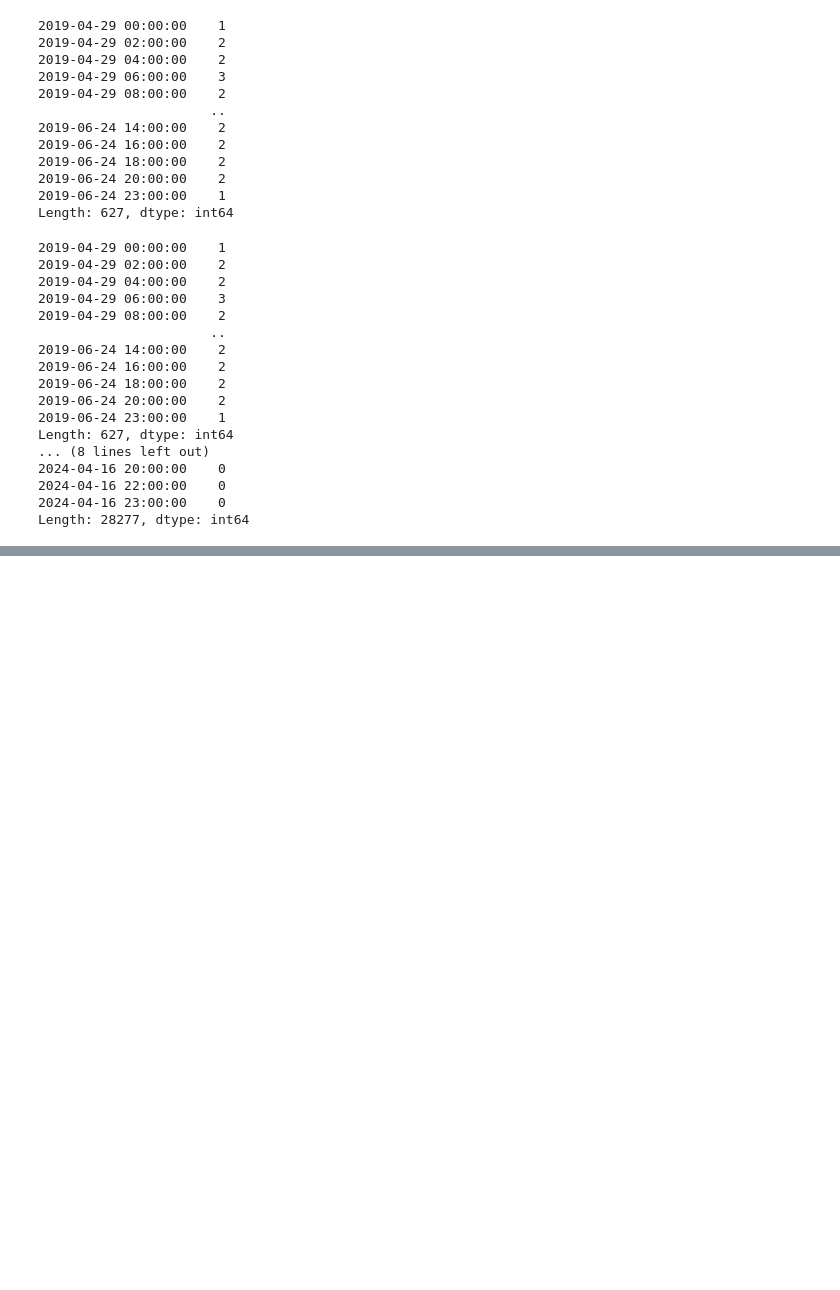
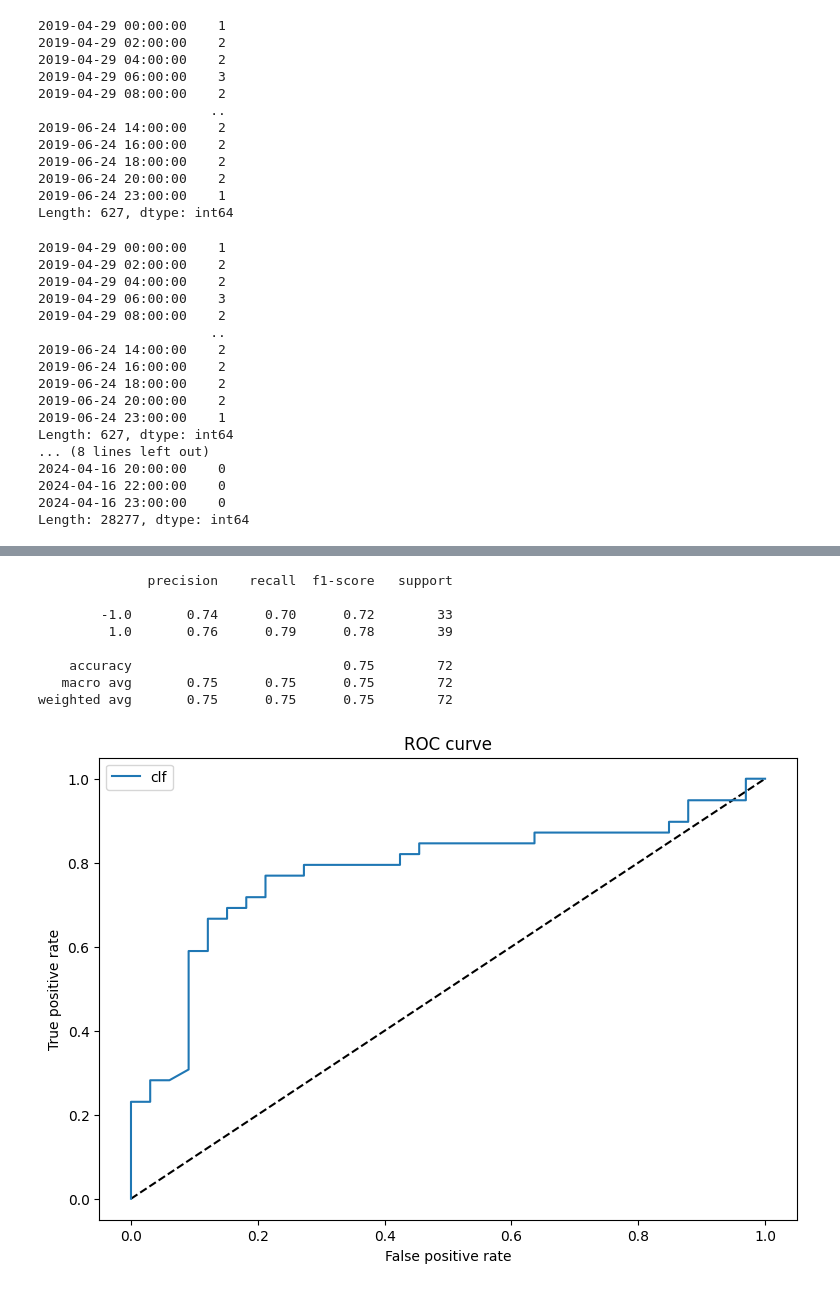
Before and after one commit to Supernova2002/ECE479, a Jupyter notebook: big_project.ipynb, the cells around one changed output, grey strips where cells are left out. Drawn from its saved outputs; the diff is of its cells as text; code cells hidden in the pictures; blank space fills up the shorter version.

Commit message:
couldn't parallelize bootstrap, got some version of prediction working

```diff
--- a/big_project.ipynb
+++ b/big_project.ipynb
@@ -463,0 +392,38 @@ variables initialized
+# %%
+def evaluate(X,y,clf):
+    from sklearn import metrics
+    # The random forest model by itself
+    y_pred_rf = clf.predict_proba(X)[:, 1]
+    y_pred = clf.predict(X)
+    fpr_rf, tpr_rf, _ = metrics.roc_curve(y, y_pred_rf)
+    print(metrics.classification_report(y, y_pred))
+
+    plt.figure(figsize=(9,6))
+    plt.plot([0, 1], [0, 1], 'k--')
+    plt.plot(fpr_rf, tpr_rf, label='clf')
+    plt.xlabel('False positive rate')
+    plt.ylabel('True positive rate')
+    plt.title('ROC curve')
+    plt.legend(loc='best')
+    plt.show()
+# %%
+X_train, X_test, y_train, y_test = train_test_split(x, y, test_size=0.3, random_state=777)
+# %%
+base_clf = DecisionTreeClassifier(criterion='entropy',
+                                  class_weight='balanced')
+bc = BaggingClassifier(estimator=base_clf,n_estimators=1000,
+                       max_samples=seqU,max_features=1.,random_state=777)
+# %%
+fit  =  bc.fit(X_train, y_train)
+# %%
+evaluate(X_test,y_test,fit)
+# %% [output]
+              precision    recall  f1-score   support
+
+        -1.0       0.74      0.70      0.72        33
+         1.0       0.76      0.79      0.78        39
+
+    accuracy                           0.75        72
+   macro avg       0.75      0.75      0.75        72
+weighted avg       0.75      0.75      0.75        72
+[figure, added]
```
Also changed, not shown: parts of 20 cells of this notebook, 2 other files.
